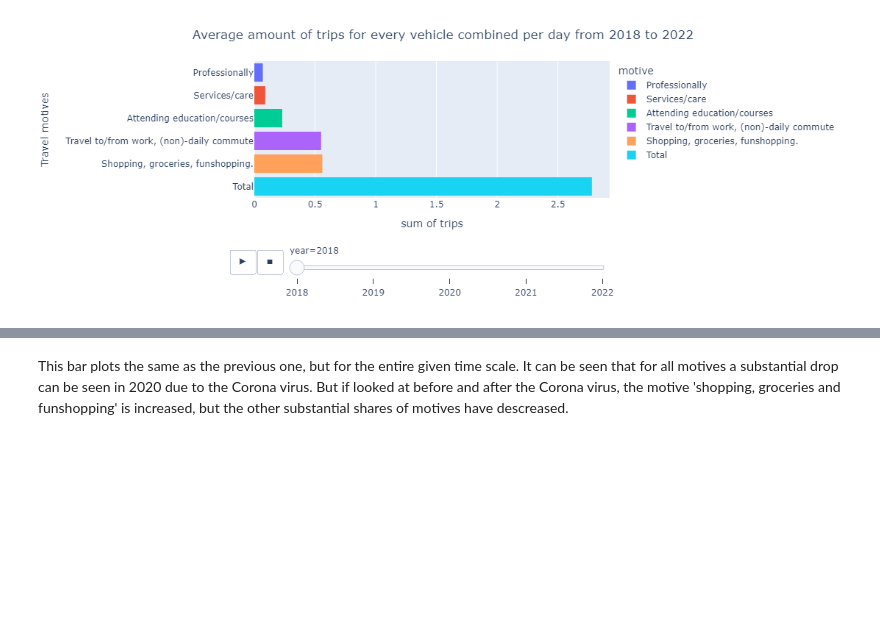
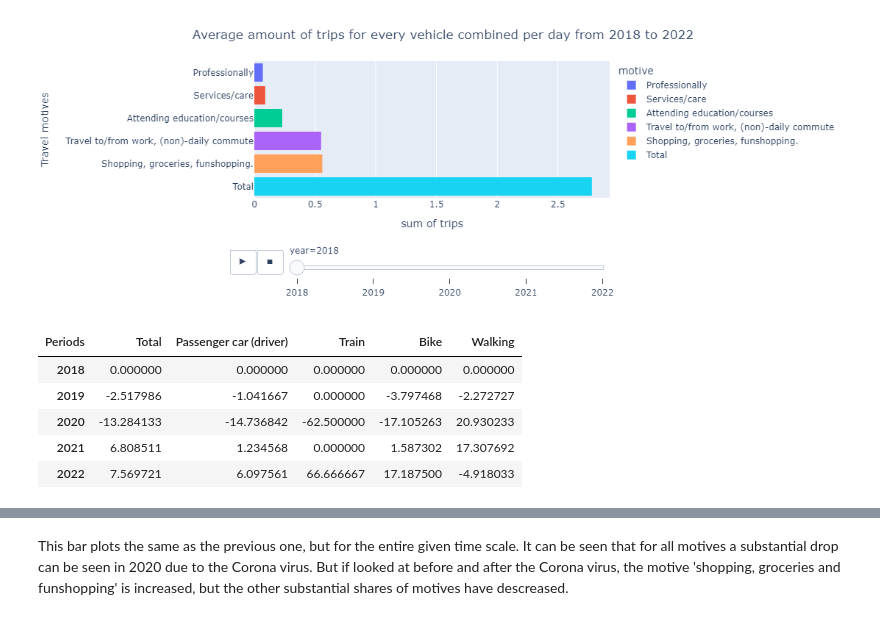
Before and after one commit to asquu/TIL6022-Project-Group-35, a Jupyter notebook: project_final.ipynb, the cells around one changed output, grey strips where cells are left out. Cells and saved outputs as stored; diff of their text form; code cells hidden in the pictures; blank space fills up the shorter version.

```diff
--- a/project_final.ipynb
+++ b/project_final.ipynb
@@ -270,3 +259,28 @@ fig2.update_yaxes(title_text="Travel motives")
 fig2.show()
 # %% [output]
 [figure]
+# %%
+
+mobility_trips_total_filter = mobility_trips[mobility_trips['motive'] == 'Total']
+
+total_mobility_trips = mobility_trips_total_filter.drop(columns='motive')
+total_mobility_trips
+
+total_mobility_trips_pivot = total_mobility_trips.T
+total_mobility_trips_pivot
+
+total_mobility_trips_pivot = total_mobility_trips_pivot.astype(float)
+
+# Calculate year-on-year change
+
+yoy_changes = total_mobility_trips_pivot.pct_change() * 100
+yoy_changes_filled = yoy_changes.fillna(0)
+
+yoy_changes_filled
+# %% [output]
+| Periods | Total | Passenger car (driver) | Train | Bike | Walking |
+| 2018 | 0.000000 | 0.000000 | 0.000000 | 0.000000 | 0.000000 |
+| 2019 | -2.517986 | -1.041667 | 0.000000 | -3.797468 | -2.272727 |
+| 2020 | -13.284133 | -14.736842 | -62.500000 | -17.105263 | 20.930233 |
+| 2021 | 6.808511 | 1.234568 | 0.000000 | 1.587302 | 17.307692 |
+| 2022 | 7.569721 | 6.097561 | 66.666667 | 17.187500 | -4.918033 |
```
Also changed, not shown: parts of 5 cells of this notebook.
